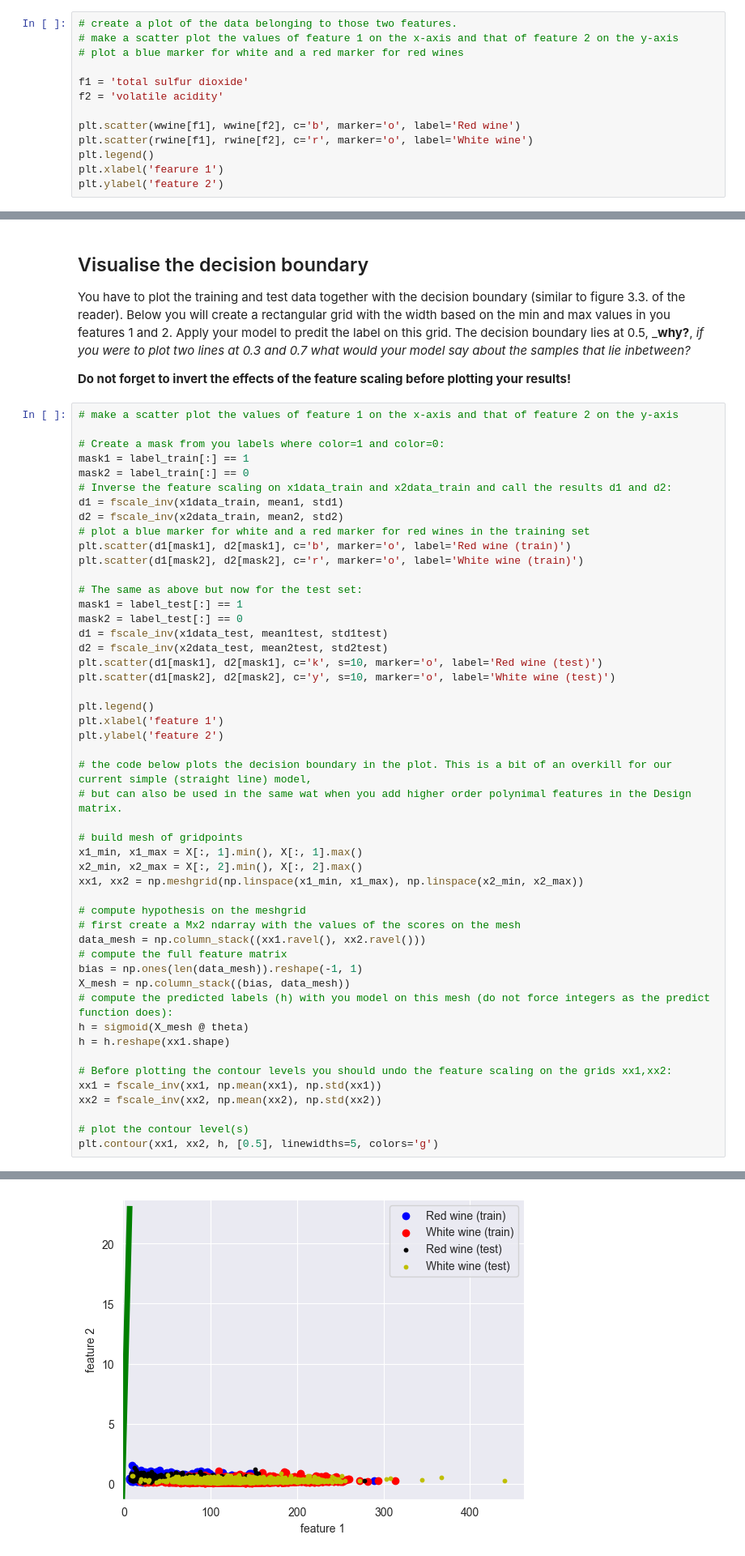
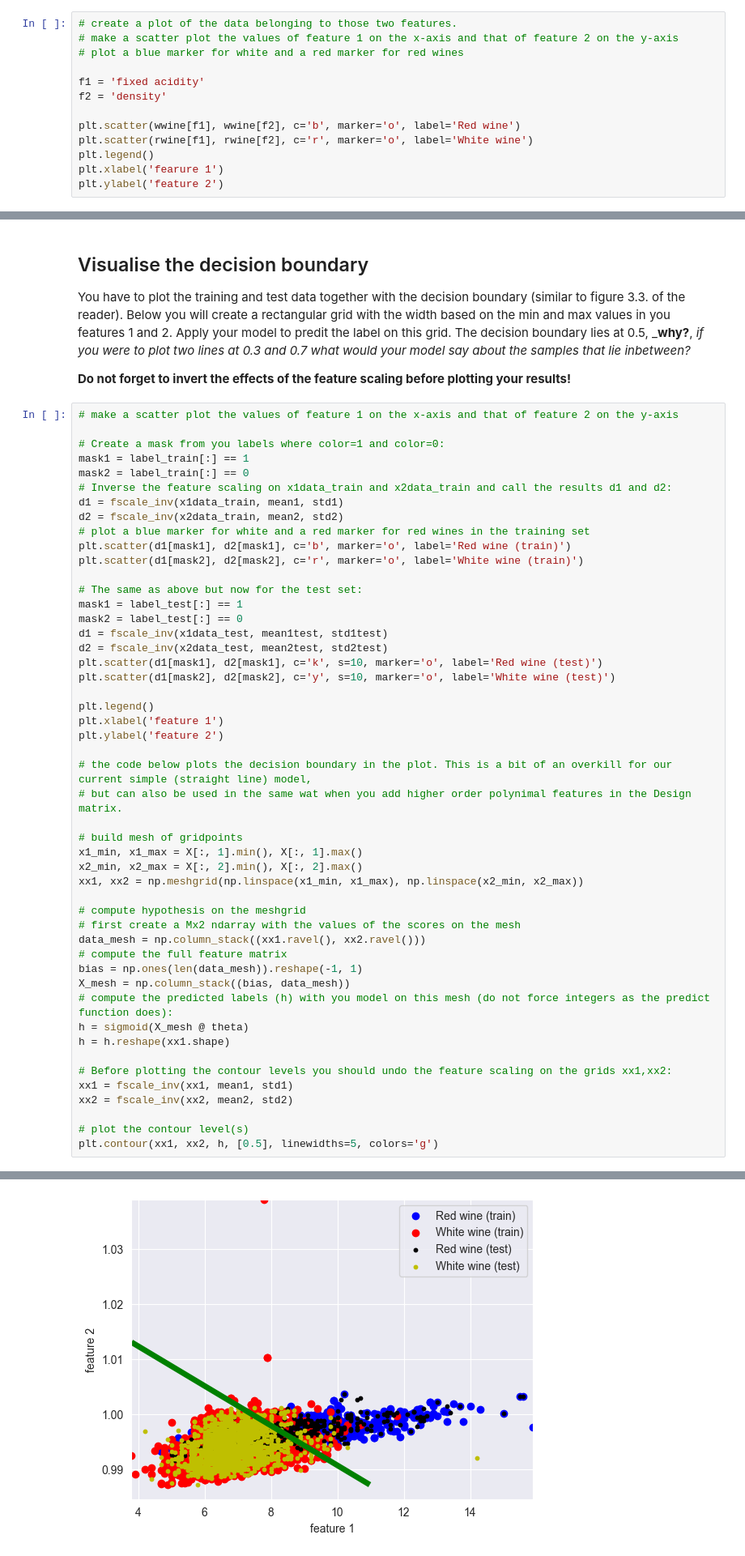
Before and after one commit to BenVigos/Machine-Learning, a Jupyter notebook: Assignment 2/log_regression_2025_student.ipynb, the cells around one changed output, grey strips where cells are left out. Shown: that part at 81% size. Drawn from its saved outputs; the diff is of its cells as text.

```diff
--- a/Assignment 2/log_regression_2025_student.ipynb
+++ b/Assignment 2/log_regression_2025_student.ipynb
@@ -124,8 +124,8 @@ max       3.820000     1.080000    14.200000     9.000000     0.0
 # make a scatter plot the values of feature 1 on the x-axis and that of feature 2 on the y-axis
 # plot a blue marker for white and a red marker for red wines
 
-f1 = 'total sulfur dioxide'
-f2 = 'volatile acidity'
+f1 = 'fixed acidity'
+f2 = 'density'
 
 plt.scatter(wwine[f1], wwine[f2], c='b', marker='o', label='Red wine')
 plt.scatter(rwine[f1], rwine[f2], c='r', marker='o', label='White wine')
@@ -521,36 +521,36 @@ plt.scatter(d1[mask1], d2[mask1], c='k', s=10, marker='o', label='Red wine (test
 plt.scatter(d1[mask2], d2[mask2], c='y', s=10, marker='o', label='White wine (test)')
 
 plt.legend()
 plt.xlabel('feature 1')
 plt.ylabel('feature 2')
 
 # the code below plots the decision boundary in the plot. This is a bit of an overkill for our current simple (straight line) model,
 # but can also be used in the same wat when you add higher order polynimal features in the Design matrix.
 
 # build mesh of gridpoints
 x1_min, x1_max = X[:, 1].min(), X[:, 1].max()
 x2_min, x2_max = X[:, 2].min(), X[:, 2].max()
 xx1, xx2 = np.meshgrid(np.linspace(x1_min, x1_max), np.linspace(x2_min, x2_max))
 
 # compute hypothesis on the meshgrid
 # first create a Mx2 ndarray with the values of the scores on the mesh
 data_mesh = np.column_stack((xx1.ravel(), xx2.ravel()))
 # compute the full feature matrix
 bias = np.ones(len(data_mesh)).reshape(-1, 1)
 X_mesh = np.column_stack((bias, data_mesh))
 # compute the predicted labels (h) with you model on this mesh (do not force integers as the predict function does):
 h = sigmoid(X_mesh @ theta)
 h = h.reshape(xx1.shape)
 
 # Before plotting the contour levels you should undo the feature scaling on the grids xx1,xx2:
-xx1 = fscale_inv(xx1, np.mean(xx1), np.std(xx1))
-xx2 = fscale_inv(xx2, np.mean(xx2), np.std(xx2))
+xx1 = fscale_inv(xx1, mean1, std1)
+xx2 = fscale_inv(xx2, mean2, std2)
 
 # plot the contour level(s)
 plt.contour(xx1, xx2, h, [0.5], linewidths=5, colors='g')
 # %% [output]
 <matplotlib.contour.QuadContourSet at 0x...>
-[figure, old version]
+[figure, new version]
 # %% [markdown]
 # Logistic Regression 2024  --- Part II --- The full monty
 # %% [markdown]
```
Also changed, not shown: parts of 21 cells of this notebook, 1 other file.
